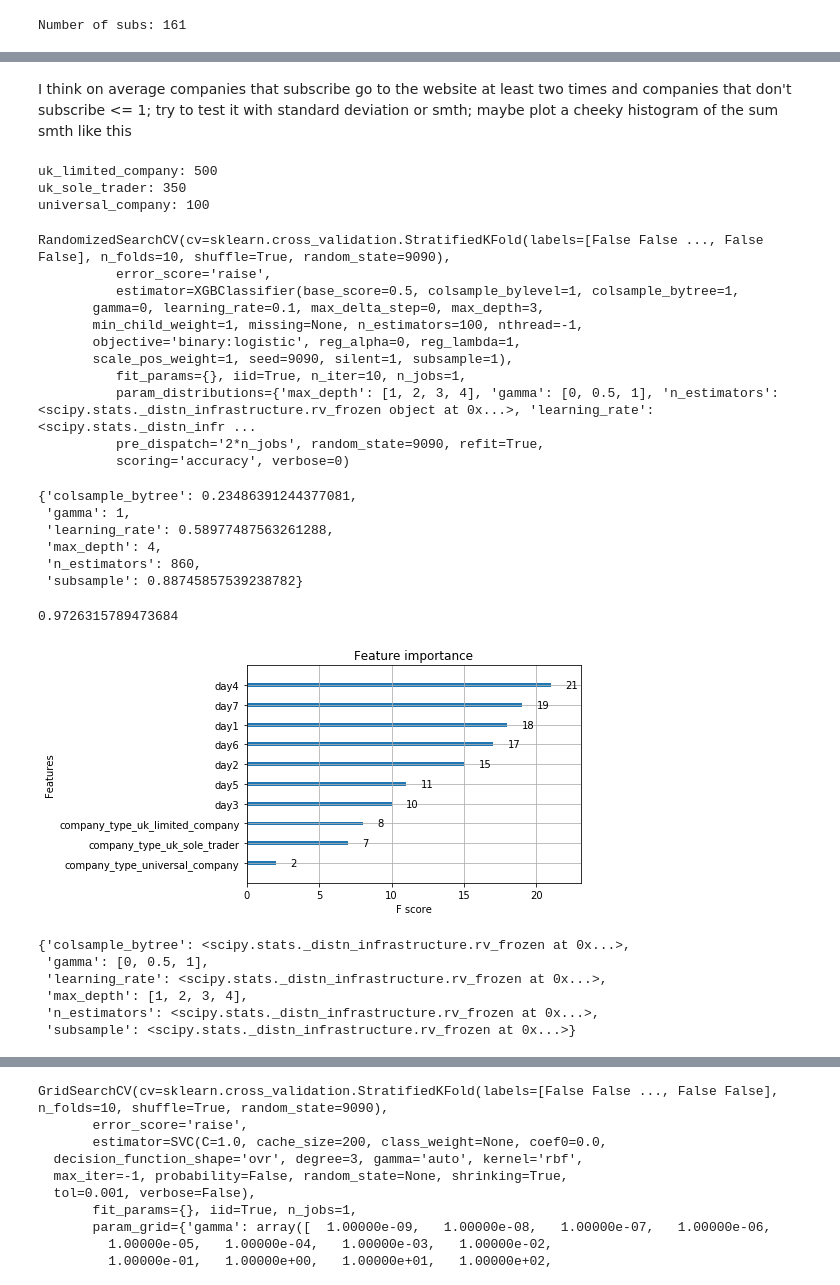
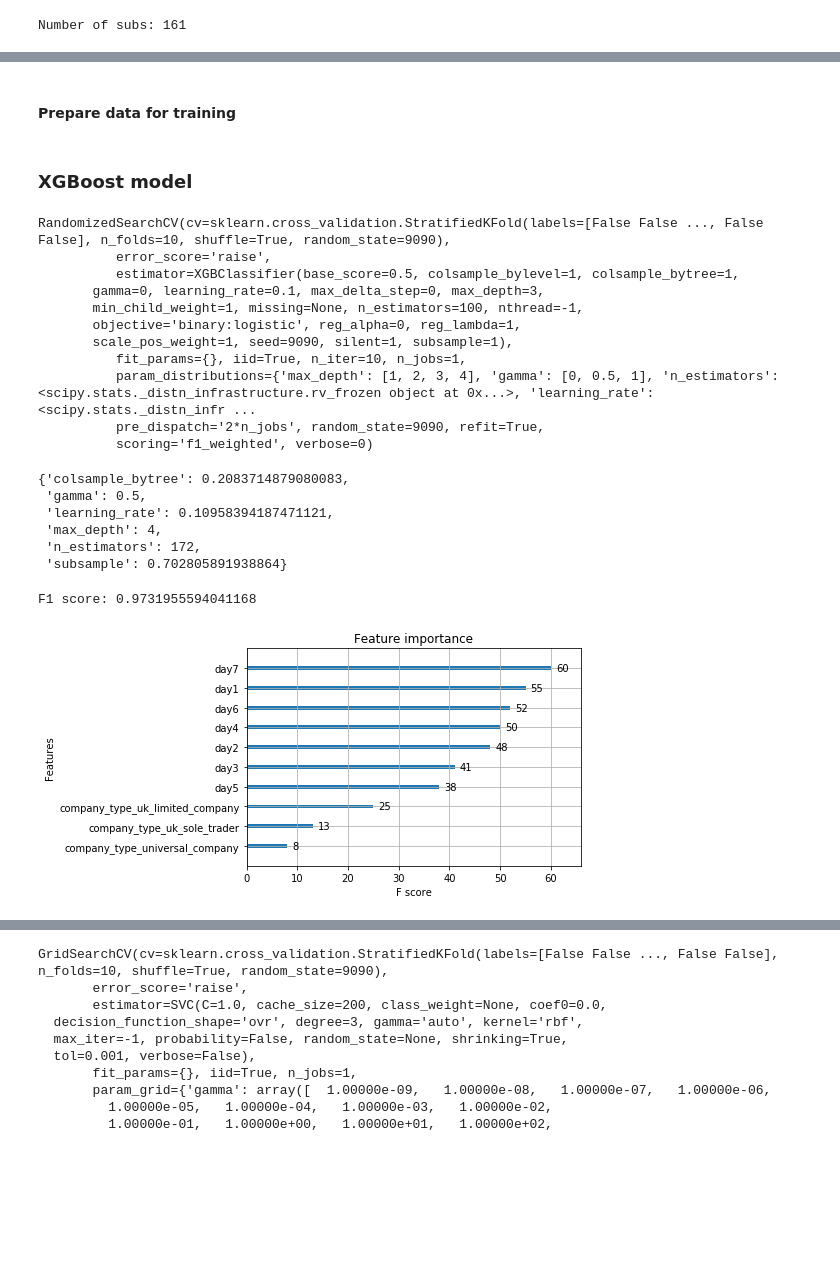
Before and after one commit to NikolayOG/freeagent-datascience, a Jupyter notebook: analysis.ipynb, the cells around one changed output, grey strips where cells are left out. Saved outputs shown, nothing was run; the diff lists cells and outputs as text; code cells hidden in the pictures; blank space fills up the shorter version.

```diff
--- a/analysis.ipynb
+++ b/analysis.ipynb
@@ -132,17 +145,11 @@ plt.show()
-# %% [markdown]
-I think on average companies that subscribe go to the website at least two times and companies that don't subscribe <= 1; try to test it with standard deviation or smth; maybe plot a cheeky histogram of the sum smth like this
-# %%
-print('uk_limited_company: ' + str(len(data.loc[data['company_type'] == 'uk_limited_company'])))
-print('uk_sole_trader: ' + str(len(data.loc[data['company_type'] == 'uk_sole_trader'])))
-print('universal_company: ' + str(len(data.loc[data['company_type'] == 'universal_company'])))
-# %% [output]
-uk_limited_company: 500
-uk_sole_trader: 350
-universal_company: 100
+# %% [markdown]
+#### Prepare data for training
 # %%
 X = data.drop('company', axis=1)
 X = pd.get_dummies(X, columns=['company_type']) # convert categorical variables to dummy variables
 Y = X['subscribed_after_free_trial'] # get the labels e.g subscribed_after_free_trial
 X = X.drop('subscribed_after_free_trial', axis=1) # remove labels column from the training data
 X = X.astype(dtype={"day1":"int32", "day2":"int32", "day3":"int32", "day4":"int32", "day5":"int32", "day6":"int32", "day7":"int32"})
+# %% [markdown]
+### XGBoost model
 # %%
@@ -155,22 +162,21 @@ params_fixed = {
     'silent': 1
 }
 
-
 params_dist_grid = {
     'max_depth': [1, 2, 3, 4],
     'gamma': [0, 0.5, 1],
     'n_estimators': randint(1, 1001), # uniform discrete random distribution
     'learning_rate': uniform(), # gaussian distribution
-    'subsample': uniform(), # gaussian distribution
-    'colsample_bytree': uniform() # gaussian distribution
+    'subsample': uniform(),
+    'colsample_bytree': uniform()
 }
 
-grid_search_xgboost = RandomizedSearchCV (
+grid_search_xgboost= RandomizedSearchCV (
     estimator = XGBClassifier(**params_fixed, seed=seed),
     param_distributions = params_dist_grid,
     n_iter = 10,
     cv = cv,
-    scoring= 'accuracy',
+    scoring= 'f1_weighted',
     random_state = seed
 )
 # %%
@@ -186,4 +192,4 @@ RandomizedSearchCV(cv=sklearn.cross_validation.StratifiedKFold(labels=[False Fal
           fit_params={}, iid=True, n_iter=10, n_jobs=1,
           param_distributions={'max_depth': [1, 2, 3, 4], 'gamma': [0, 0.5, 1], 'n_estimators': <scipy.stats._distn_infrastructure.rv_frozen object at 0x...>, 'learning_rate': <scipy.stats._distn_infr ...
           pre_dispatch='2*n_jobs', random_state=9090, refit=True,
-          scoring='accuracy', verbose=0)
+          scoring='f1_weighted', verbose=0)
@@ -192,27 +196,18 @@ xgboost_model = grid_search_xgboost.best_estimator_
 # %%
 grid_search_xgboost.best_params_
 # %% [output]
-{'colsample_bytree': 0.23486391244377081,
- 'gamma': 1,
- 'learning_rate': 0.58977487563261288,
+{'colsample_bytree': 0.2083714879080083,
+ 'gamma': 0.5,
+ 'learning_rate': 0.10958394187471121,
  'max_depth': 4,
- 'n_estimators': 860,
- 'subsample': 0.88745857539238782}
+ 'n_estimators': 172,
+ 'subsample': 0.702805891938864}
-# %%
-grid_search_xgboost.best_score_
-# %% [output]
-0.9726315789473684
+# %%
+print("F1 score: " + str(grid_search_xgboost.best_score_))
+# %% [output]
+F1 score: 0.9731955594041168
 # %%
-plot_importance(xgboost_model)
+plot_importance(grid_search_xgboost.best_estimator_)
 plt.show()
 # %% [output]
-[figure, old version]
+[figure, new version]
-# %%
-grid_search_xgboost.param_distributions
-# %% [output]
-{'colsample_bytree': <scipy.stats._distn_infrastructure.rv_frozen at 0x...>,
- 'gamma': [0, 0.5, 1],
- 'learning_rate': <scipy.stats._distn_infrastructure.rv_frozen at 0x...>,
- 'max_depth': [1, 2, 3, 4],
- 'n_estimators': <scipy.stats._distn_infrastructure.rv_frozen at 0x...>,
- 'subsample': <scipy.stats._distn_infrastructure.rv_frozen at 0x...>}
```
Also changed, not shown: parts of 21 cells of this notebook.
